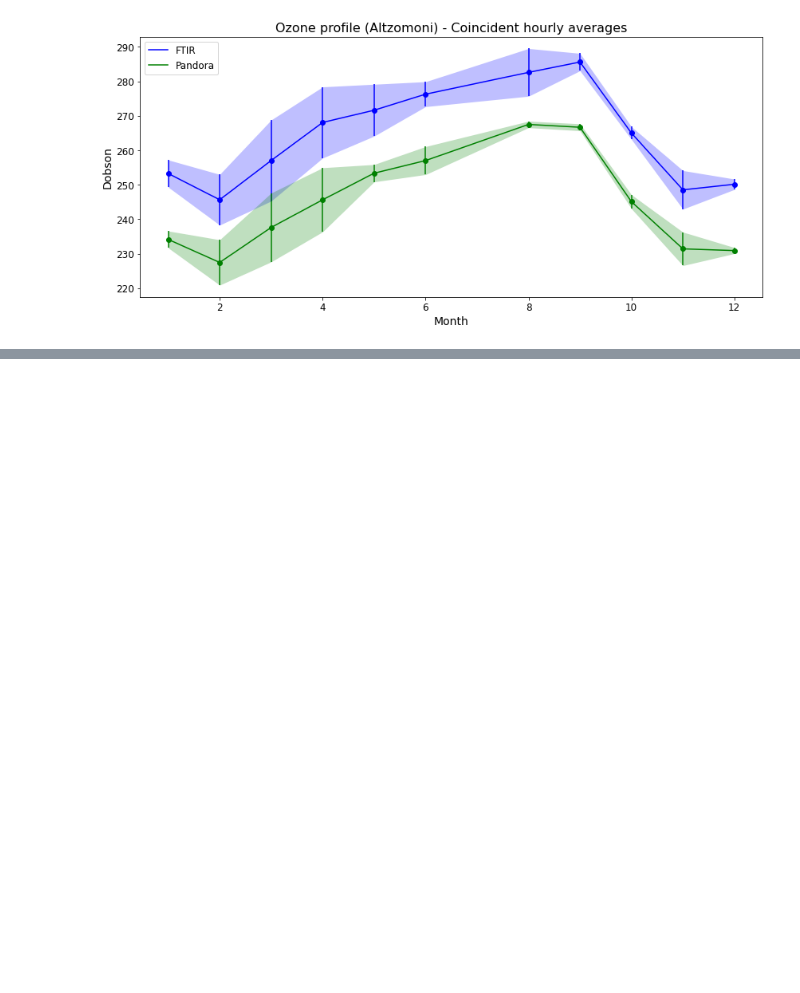
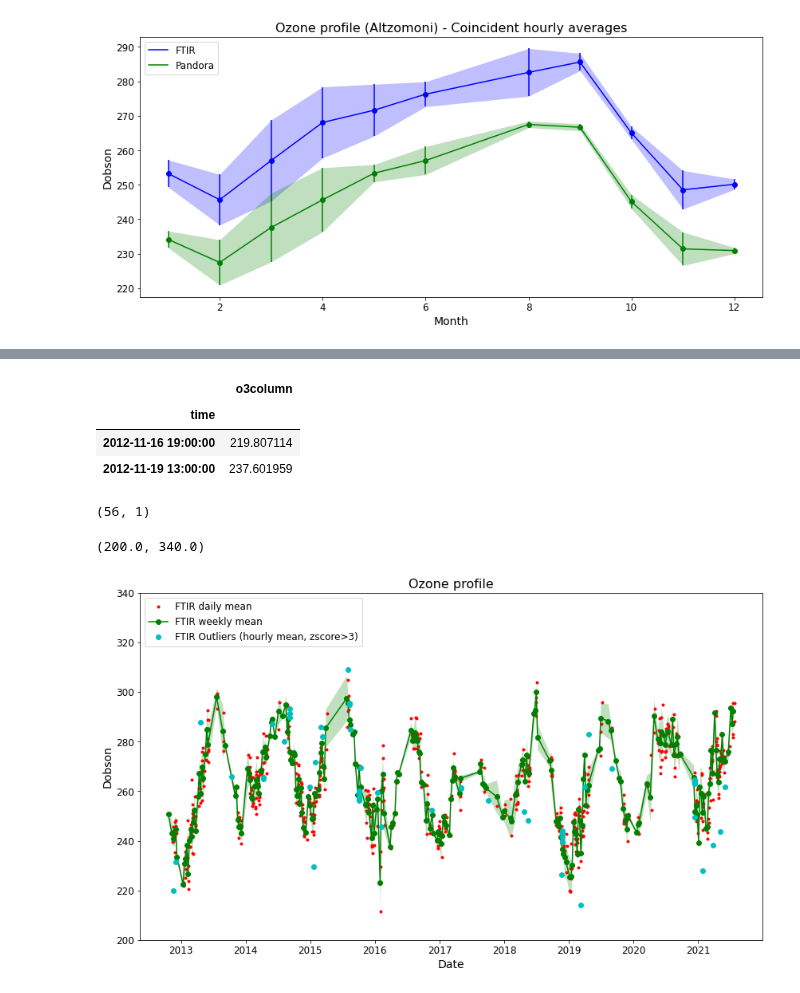
Before and after one commit to mixtli-c/cca-jupyter, a Jupyter notebook: pandonia-merra-ftir.ipynb, the cells around one changed output, grey strips where cells are left out. Drawn from its saved outputs; the diff is of its cells as text; code cells hidden in the pictures; blank space fills up the shorter version.

```diff
--- a/pandonia-merra-ftir.ipynb
+++ b/pandonia-merra-ftir.ipynb
@@ -389,0 +487,10 @@ ax0.tick_params(labelsize=12)
+# %%
+zscorefilter=np.abs(tempts_zscore)>1
+#tempts[zscorefilter]
+tempts3 = pd.concat([tempts2, tempts[zscorefilter]], axis= 0)
+tempts3
+# %% [output]
+|  | o3column |
+| time |  |
+| 2012-11-16 19:00:00 | 219.807114 |
+| 2012-11-19 13:00:00 | 237.601959 |
@@ -389,0 +522,33 @@ ax0.tick_params(labelsize=12)
+# %%
+ftirts_outliers.shape
+# %% [output]
+(56, 1)
+# %%
+x1=ftirts_coinc_dy.index
+y1=ftirts_coinc_dy.o3column_x
+x2=ftirts_coinc_wk.index
+y2=ftirts_coinc_wk.o3column_x
+y2err=ftirts_coinc_wk.o3column_y
+x3=ftirts_outliers.index
+y3=ftirts_outliers.o3column
+
+f, ax0 = plt.subplots(figsize=(14,8))
+
+ax0.plot(x1, y1, '.r', label='FTIR daily mean')
+ax0.plot(x2, y2, '-go', label='FTIR weekly mean')
+ax0.plot(x3, y3, 'co', label='FTIR Outliers (hourly mean, zscore>3)')
+ax0.fill_between(x2, y2-y2err, y2+y2err,alpha=.25, edgecolor='#3F7F4C', facecolor='g',linewidth=0)
+#ax0.errorbar(x2, y2, yerr=y2err, fmt='go')
+
+## Formatting
+#ax1.set_xticks(np.arange(0,24))
+ax0.set_xlabel('Date',size=14)
+#ax0.set_ylabel('molecule/cm$^2$',size=14)
+ax0.set_ylabel('Dobson',size=14)
+ax0.set_title("Ozone profile",size=16)
+ax0.legend(fontsize=12, loc='upper left')
+ax0.tick_params(labelsize=12)
+ax0.set_ylim([200,340])
+# %% [output]
+(200.0, 340.0)
+[figure, added]
```
Also changed, not shown: parts of 7 cells of this notebook.
